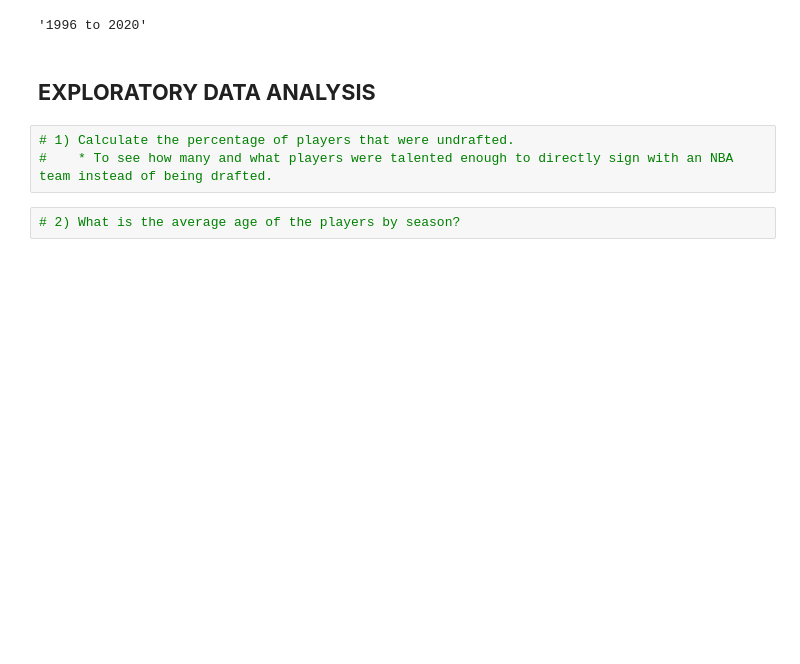
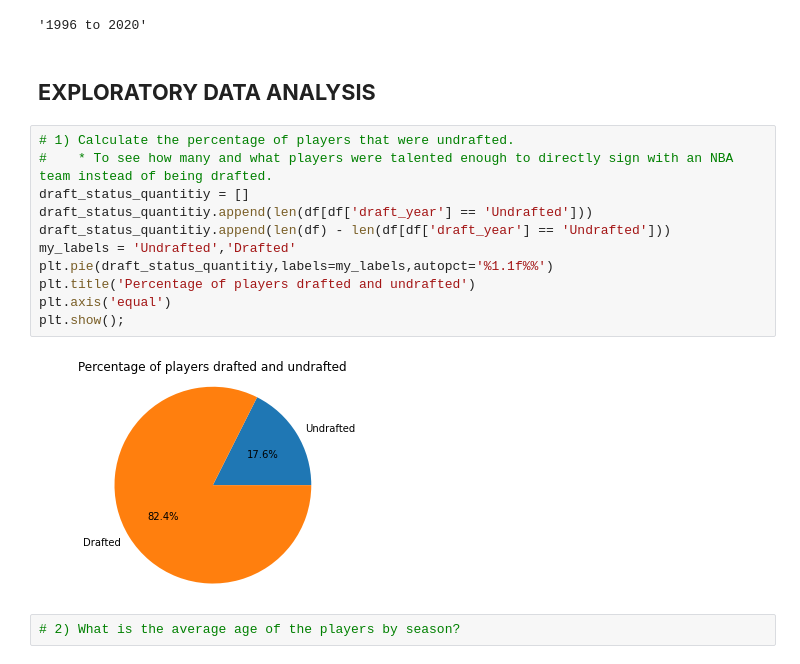
Before and after one commit to preet-panchal/NBA-MVP-Predictor, a Jupyter notebook: final-project-group16.ipynb, the cells around one changed output. Saved outputs shown, nothing was run; the diff lists cells and outputs as text; blank space fills up the shorter version.

```diff
--- a/final-project-group16.ipynb
+++ b/final-project-group16.ipynb
@@ -175,6 +192,16 @@ Here is the dataset's range of years, in other words, the season range (oldest a
 # %%
 # 1) Calculate the percentage of players that were undrafted.
 #    * To see how many and what players were talented enough to directly sign with an NBA team instead of being drafted.
+draft_status_quantitiy = []
+draft_status_quantitiy.append(len(df[df['draft_year'] == 'Undrafted']))
+draft_status_quantitiy.append(len(df) - len(df[df['draft_year'] == 'Undrafted']))
+my_labels = 'Undrafted','Drafted'
+plt.pie(draft_status_quantitiy,labels=my_labels,autopct='%1.1f%%')
+plt.title('Percentage of players drafted and undrafted')
+plt.axis('equal')
+plt.show();
+# %% [output]
+[figure, added]
 # %%
 # 2) What is the average age of the players by season?
 # %%
```
Also changed, not shown: parts of 8 cells of this notebook.
